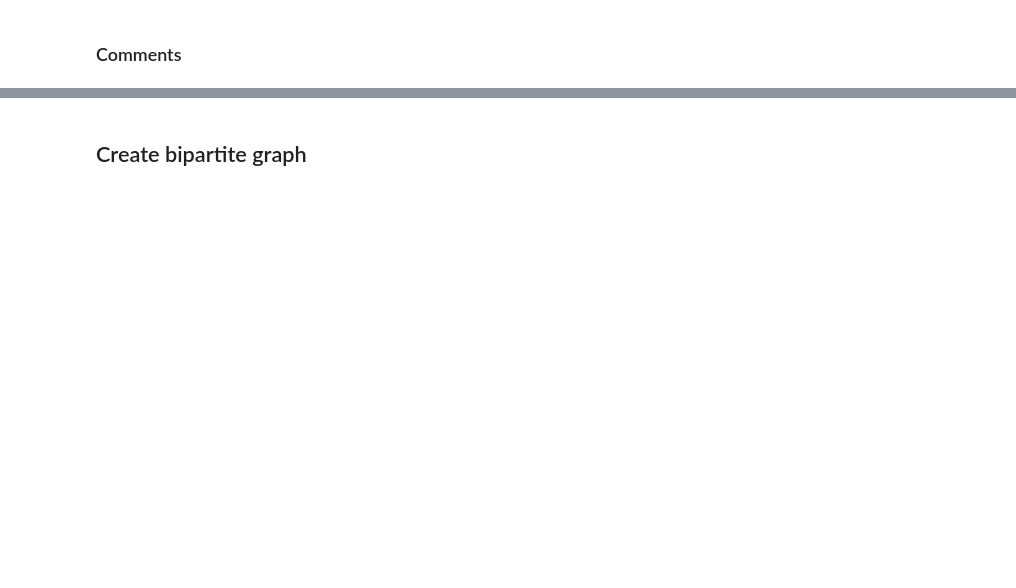
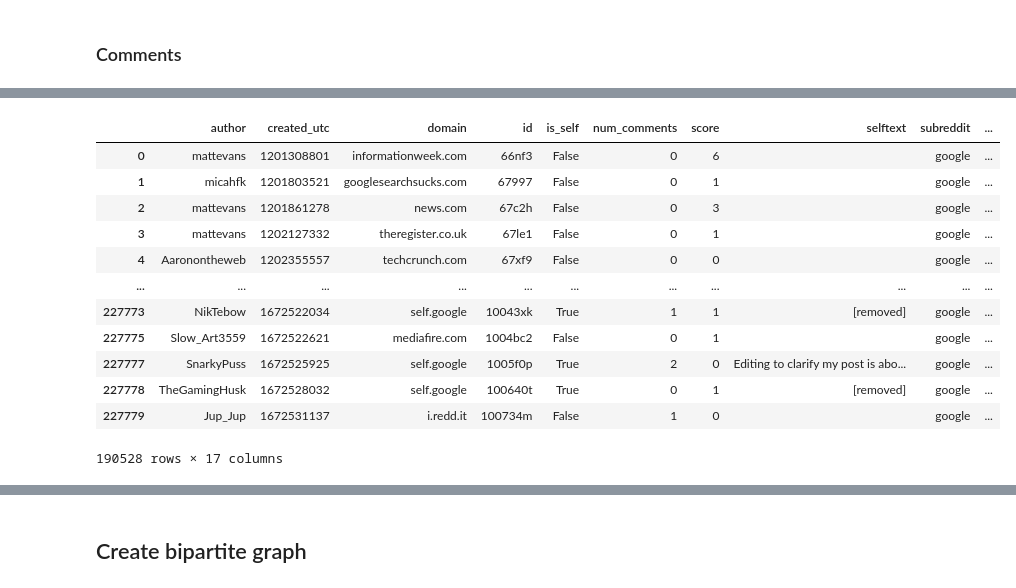
Before and after one commit to lakshyaag/INSY670-SocialMediaAnalytics-Group, a Jupyter notebook: Project/code.ipynb, the cells around one changed output, grey strips where cells are left out. Saved outputs shown, nothing was run; the diff lists cells and outputs as text; code cells hidden in the pictures; blank space fills up the shorter version.

```diff
--- a/Project/code.ipynb
+++ b/Project/code.ipynb
@@ -40,10 +63,9 @@ submission_columns_ = [
     "ups",
 ]
 
-mcgill_submissions = get_input_files("mcgill", type="submissions").read()[
+submissions = get_input_files(SUBREDDIT_NAME, type="submissions").read()[
     submission_columns_
 ]
-waterloo_submissions = get_input_files("uwaterloo", type="submissions").read()[
-    submission_columns_
-]
+
+submissions = submissions[~submissions["author"].isin(["[deleted]", "[removed]"])]
 # %% [output]
@@ -100,0 +116,15 @@ mcgill_comments
+# %%
+submissions['year'] = pd.to_datetime(submissions['created_utc'], unit='s').dt.year
+# %%
+# Clean submission title
+stop_words = stopwords.words("english")
+stop_words.extend(["google"])
+
+def clean_post_title(post):
+    return " ".join(
+        [
+            word
+            for word in simple_preprocess(post)
+            if word not in stop_words and len(word) > 2
+        ]
+    )
@@ -100,0 +162,5 @@ mcgill_comments
+# %%
+submissions["clean_title"] = submissions["title"].progress_apply(clean_post_title)
+# %%
+submissions
+# %% [output]
@@ -100,0 +168,13 @@ mcgill_comments
+|  | author | created_utc | domain | id | is_self | num_comments | score | selftext | subreddit | ... |
+| 0 | mattevans | 1201308801 | informationweek.com | 66nf3 | False | 0 | 6 |  | google | ... |
+| 1 | micahfk | 1201803521 | googlesearchsucks.com | 67997 | False | 0 | 1 |  | google | ... |
+| 2 | mattevans | 1201861278 | news.com | 67c2h | False | 0 | 3 |  | google | ... |
+| 3 | mattevans | 1202127332 | theregister.co.uk | 67le1 | False | 0 | 1 |  | google | ... |
+| 4 | Aaronontheweb | 1202355557 | techcrunch.com | 67xf9 | False | 0 | 0 |  | google | ... |
+| ... | ... | ... | ... | ... | ... | ... | ... | ... | ... | ... |
+| 227773 | NikTebow | 1672522034 | self.google | 10043xk | True | 1 | 1 | [removed] | google | ... |
+| 227775 | Slow_Art3559 | 1672522621 | mediafire.com | 1004bc2 | False | 0 | 1 |  | google | ... |
+| 227777 | SnarkyPuss | 1672525925 | self.google | 1005f0p | True | 2 | 0 | Editing to clarify my post is abo... | google | ... |
+| 227778 | TheGamingHusk | 1672528032 | self.google | 100640t | True | 0 | 1 | [removed] | google | ... |
+| 227779 | Jup_Jup | 1672531137 | i.redd.it | 100734m | False | 1 | 0 |  | google | ... |
+190528 rows × 17 columns
```
Also changed, not shown: parts of 38 cells of this notebook.
